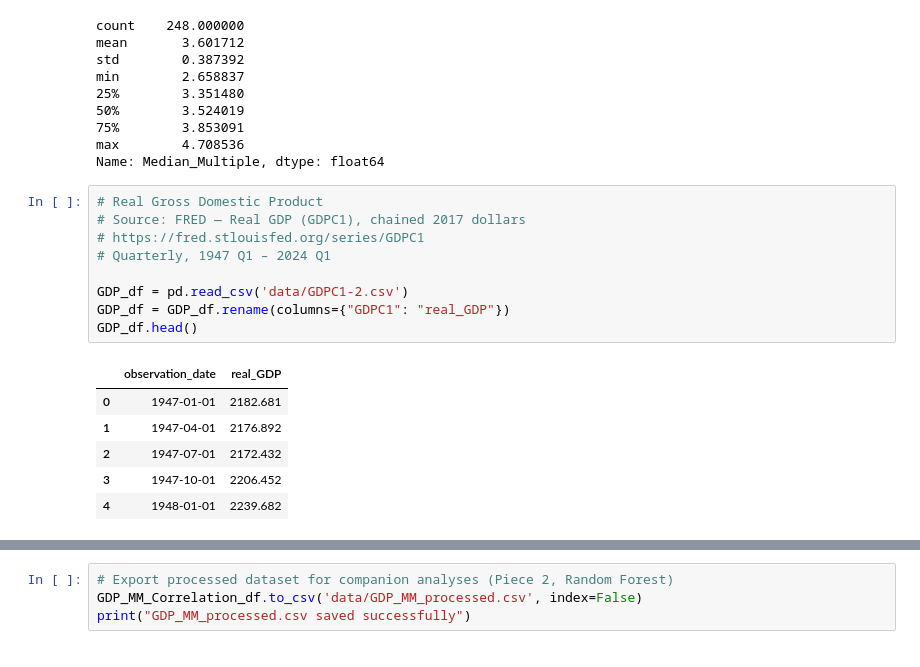
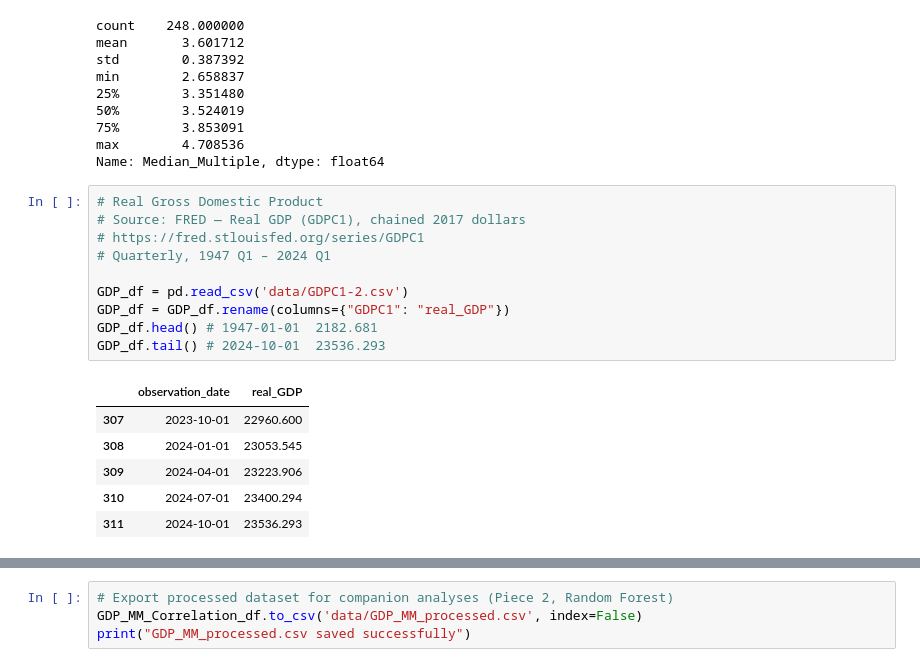
Before and after one commit to Djaser23/MM_GDP, a Jupyter notebook: MM_GDP.ipynb, the cells around one changed output, grey strips where cells are left out. Cells and saved outputs as stored; diff of their text form.

```diff
--- a/MM_GDP.ipynb
+++ b/MM_GDP.ipynb
@@ -275,19 +263,20 @@ Name: Median_Multiple, dtype: float64
 # %%
 # Real Gross Domestic Product
 # Source: FRED — Real GDP (GDPC1), chained 2017 dollars
 # https://fred.stlouisfed.org/series/GDPC1
 # Quarterly, 1947 Q1 – 2024 Q1
 
 GDP_df = pd.read_csv('data/GDPC1-2.csv')
 GDP_df = GDP_df.rename(columns={"GDPC1": "real_GDP"})
-GDP_df.head()
+GDP_df.head() # 1947-01-01	2182.681
+GDP_df.tail() # 2024-10-01	23536.293
 # %% [output]
 |  | observation_date | real_GDP |
-| 0 | 1947-01-01 | 2182.681 |
-| 1 | 1947-04-01 | 2176.892 |
-| 2 | 1947-07-01 | 2172.432 |
-| 3 | 1947-10-01 | 2206.452 |
-| 4 | 1948-01-01 | 2239.682 |
+| 307 | 2023-10-01 | 22960.600 |
+| 308 | 2024-01-01 | 23053.545 |
+| 309 | 2024-04-01 | 23223.906 |
+| 310 | 2024-07-01 | 23400.294 |
+| 311 | 2024-10-01 | 23536.293 |
 # %%
 # Convert observation_date to datetime and filter to study window
 GDP_df['observation_date'] = pd.to_datetime(GDP_df['observation_date'])
```
Also changed, not shown: parts of 23 cells of this notebook, 2 other files.
